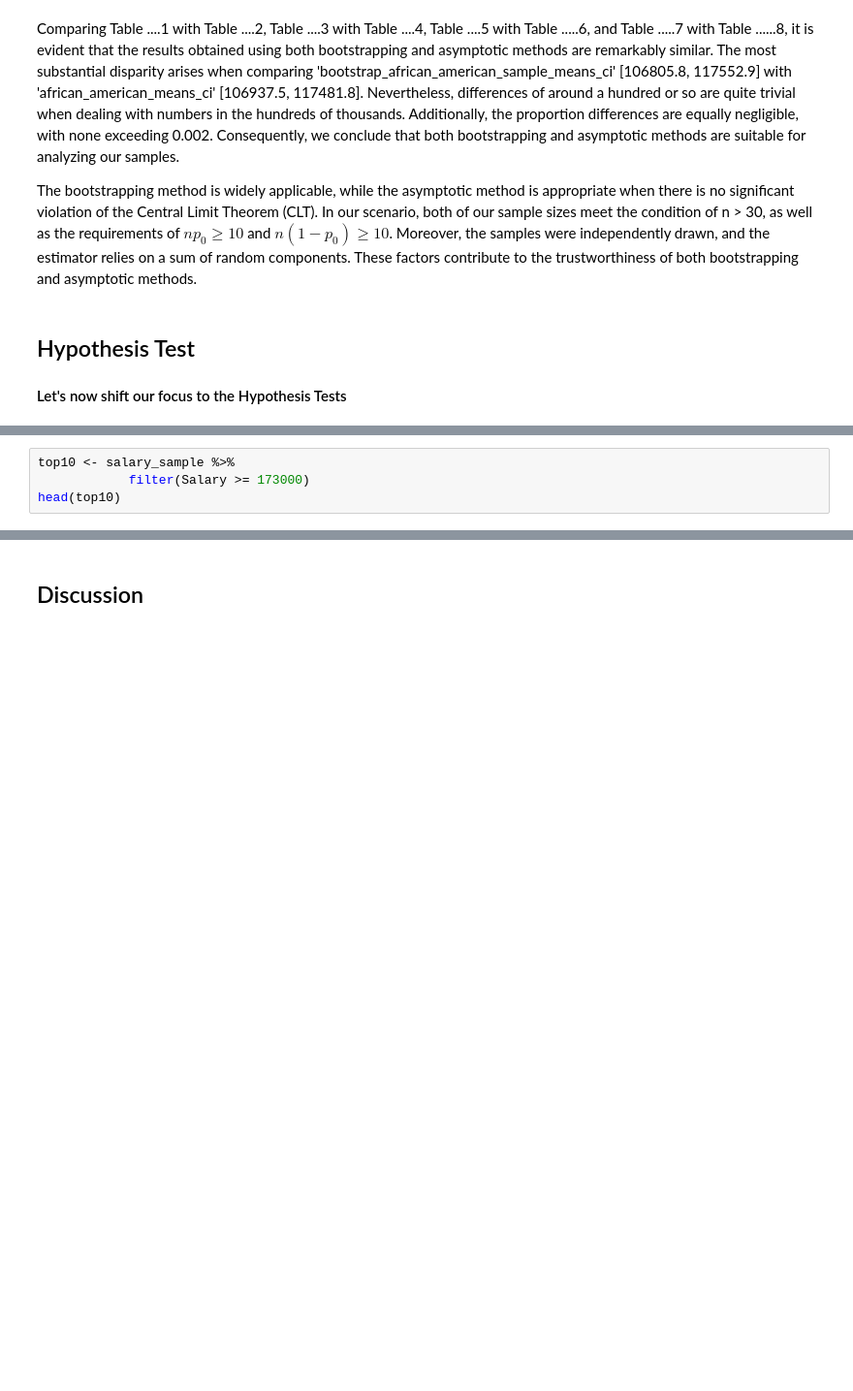
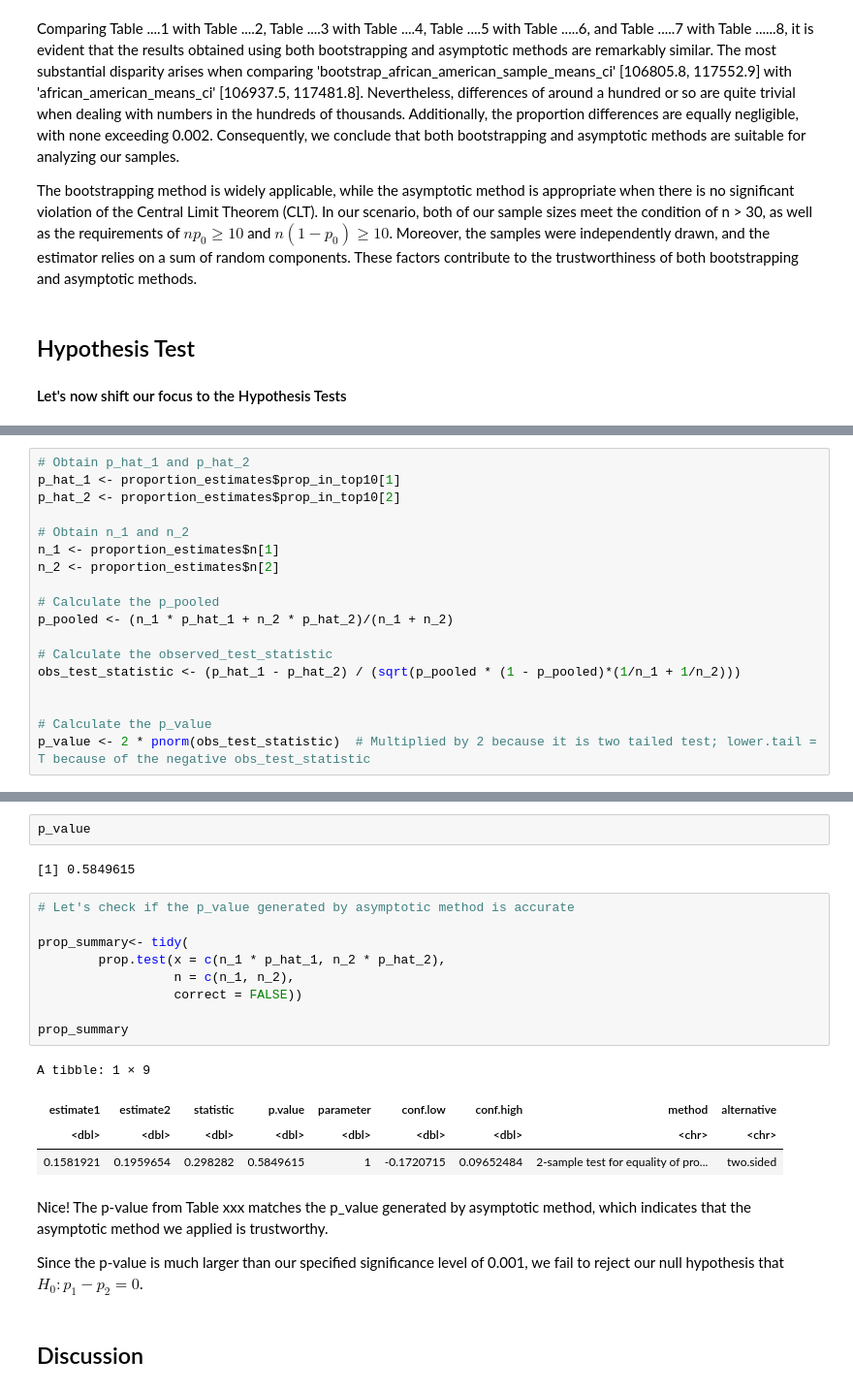
Before and after one commit to hongkailiu123/Race-VS.-Annual-Income-Statistical-Inference-Report, a Jupyter notebook: Final_Report.ipynb, the cells around one changed output, grey strips where cells are left out. Shown at 97% size. Cells and saved outputs as stored; diff of their text form; blank space fills up the shorter version.

```diff
--- a/Final_Report.ipynb
+++ b/Final_Report.ipynb
@@ -545,5 +627,19 @@ First filter out the people who are in the top 10% of earners. As stated in the
 # %%
-top10 <- salary_sample %>%
-            filter(Salary >= 173000)
-head(top10)
+# Obtain p_hat_1 and p_hat_2
+p_hat_1 <- proportion_estimates$prop_in_top10[1]
+p_hat_2 <- proportion_estimates$prop_in_top10[2]
+
+# Obtain n_1 and n_2
+n_1 <- proportion_estimates$n[1]
+n_2 <- proportion_estimates$n[2]
+
+# Calculate the p_pooled
+p_pooled <- (n_1 * p_hat_1 + n_2 * p_hat_2)/(n_1 + n_2)
+
+# Calculate the observed_test_statistic
+obs_test_statistic <- (p_hat_1 - p_hat_2) / (sqrt(p_pooled * (1 - p_pooled)*(1/n_1 + 1/n_2)))
+
+
+# Calculate the p_value
+p_value <- 2 * pnorm(obs_test_statistic)  # Multiplied by 2 because it is two tailed test; lower.tail = T because of the negative obs_test_statistic
 # %% [output]
@@ -571,3 +651,25 @@ ERROR: Error: A difference in proportions is not well-defined for a dichotomous
+# %%
+p_value
+# %% [output]
+[1] 0.5849615
+# %%
+# Let's check if the p_value generated by asymptotic method is accurate
+
+prop_summary<- tidy(
+        prop.test(x = c(n_1 * p_hat_1, n_2 * p_hat_2),
+                  n = c(n_1, n_2),
+                  correct = FALSE))
+
+prop_summary
+# %% [output]
+A tibble: 1 × 9
+| estimate1 | estimate2 | statistic | p.value | parameter | conf.low | conf.high | method | alternative |
+| <dbl> | <dbl> | <dbl> | <dbl> | <dbl> | <dbl> | <dbl> | <chr> | <chr> |
+| 0.1581921 | 0.1959654 | 0.298282 | 0.5849615 | 1 | -0.1720715 | 0.09652484 | 2-sample test for equality of pro... | two.sided |
+# %% [markdown]
+Nice! The p-value from Table xxx matches the p_value generated by asymptotic method, which indicates that the asymptotic method we applied is trustworthy.
+
+Since the p-value is much larger than our specified significance level of 0.001, we fail to reject our null hypothesis that $H_0: p_1 - p_2 = 0$.
 # %% [markdown]
 ## Discussion
 # %% [markdown]
```
Also changed, not shown: parts of 26 cells of this notebook.
